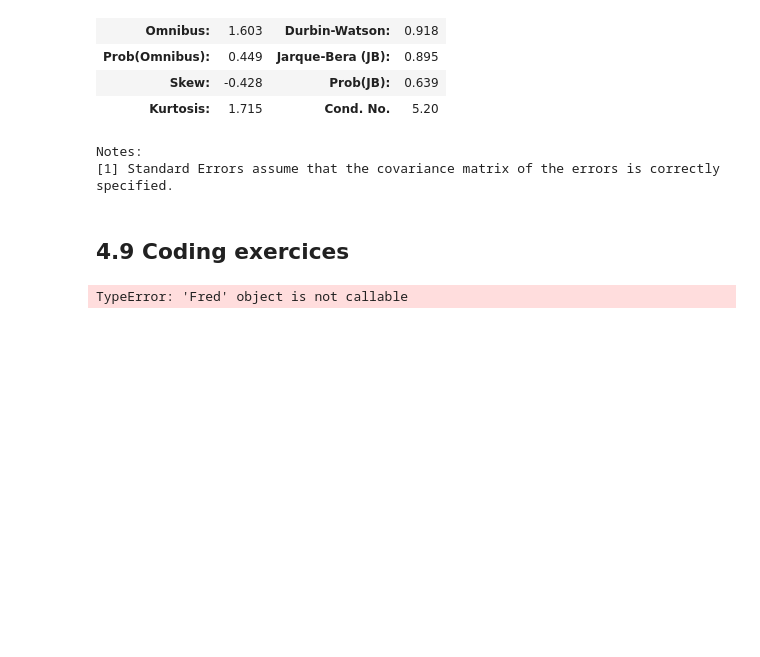
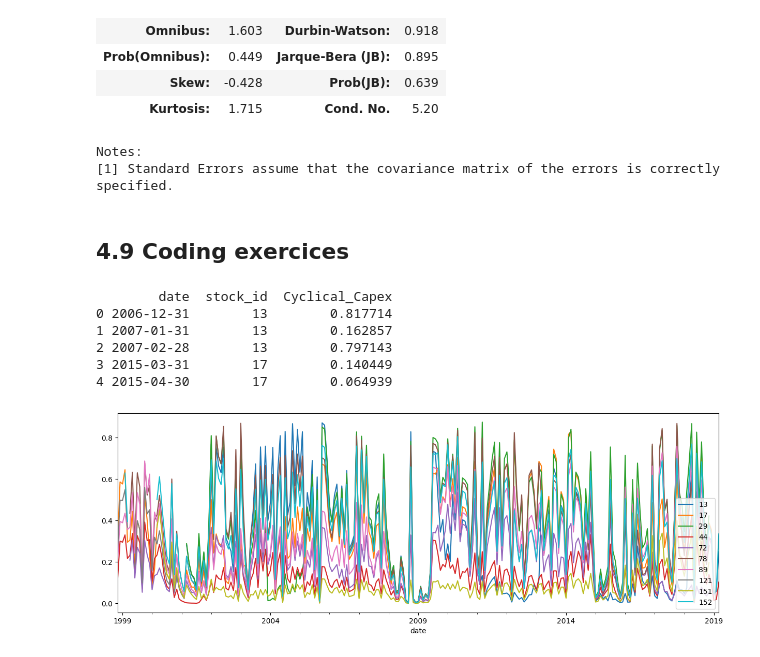
Before and after one commit to mathieucbd/ml-for-factor-investing, a Jupyter notebook: notebooks/3_data_preprocessing.ipynb, the cells around one changed output. Drawn from its saved outputs; the diff is of its cells as text; code cells hidden in the pictures; blank space fills up the shorter version.

Commit message:
3rd notebook finished (data processing)

```diff
--- a/notebooks/3_data_preprocessing.ipynb
+++ b/notebooks/3_data_preprocessing.ipynb
@@ -179,12 +200,74 @@ Notes:
 ## 4.9 Coding exercices
 # %%
 # 1. The Federal Reserve of Saint Louis (https://fred.stlouisfed.org) hosts thousands of time series of economic indicators that can serve as conditioning variables.
-# Pick one and apply formula (4.3) to expand the number of predictors. If need be, use the function defined above.
-from fredapi import Fred
+#    Pick one and apply formula (4.3) to expand the number of predictors. If need be, use the function defined above.
 
-fred = Fred(api_key='903cee46f18a62c7f32f877e692dcd9c')
-ip_data = fred.get_series('INDPRO')
+# --- LOADING AND PREPARING THE DATA ---
+# Getting IP Index from FRED
+FRED_API_KEY = os.environ.get("FRED_API_KEY")
+fred = Fred(api_key=FRED_API_KEY)
+ip_index_id = 'INDPRO'  # Industrial Production Index
 
-ip_data
+start_date = (data_ml['date'].min() - DateOffset(months=1)).strftime('%Y-%m-%d')
+end_date = data_ml['date'].max().strftime('%Y-%m-%d')
+
+ip_index_serie = fred.get_series(
+    ip_index_id,
+    observation_start=start_date,
+    observation_end=end_date
+)
+
+# Transform data (diff and uniformization)
+ip_index_diff = ip_index_serie.diff()
+
+ip_index_diff_uniformized = uniformize_data(ip_index_diff.dropna())
+ip_index_final = ip_index_diff.copy()
+ip_index_final.iloc[1:] = ip_index_diff_uniformized
+ip_index_final = ip_index_final.dropna()
+
+
+# --- MERGING DATAFRAMES ---
+# Preparing IP index dataframe
+ip_index_df = ip_index_final.to_frame().reset_index()
+ip_index_df.columns = ['date', 'Ip_Index']
+ip_index_df['date'] = pd.to_datetime(ip_index_df['date']).dt.to_period('M')
+
+# Temporary period key (Year Month)
+data_ml['date_period'] = data_ml['date'].dt.to_period('M')
+
+# Merge dataframes
+data_ml = data_ml.merge(
+    ip_index_df,
+    left_on='date_period',
+    right_on = 'date',
+    how='left'
+)
+
+# Clean up temporary and duplicates columns
+data_ml.drop(columns=['date_period', 'date_y'], inplace=True)
+data_ml.rename(columns={'date_x': 'date'}, inplace=True)
+
+
+# --- FEATURES EXTENSION ---
+data_ml['Cyclical_Capex'] = data_ml['Ip_Index'] * data_ml['Capex_Sales']
+
+
+# --- DATA VISUALIZATION ---
+# Table head of new feature
+print(data_ml[['date', 'stock_id', 'Cyclical_Capex']].head())
+
+# Plot (sample of stocks)
+SAMPLE_STOCKS_NUMBER = 10
+stocks_sample = data_ml['stock_id'].unique()[:SAMPLE_STOCKS_NUMBER]
+cyclical_capex = data_ml.pivot(index='date', columns='stock_id', values='Cyclical_Capex')
+cyclical_capex[stocks_sample].plot(figsize=(15,5), legend=False)
+plt.legend(loc='lower right')
+plt.show()
 # %% [output]
-TypeError: 'Fred' object is not callable
+        date  stock_id  Cyclical_Capex
+0 2006-12-31        13        0.817714
+1 2007-01-31        13        0.162857
+2 2007-02-28        13        0.797143
+3 2015-03-31        17        0.140449
+4 2015-04-30        17        0.064939
+[figure, added]
```
Also changed, not shown: parts of 9 cells of this notebook, 1 other file.
